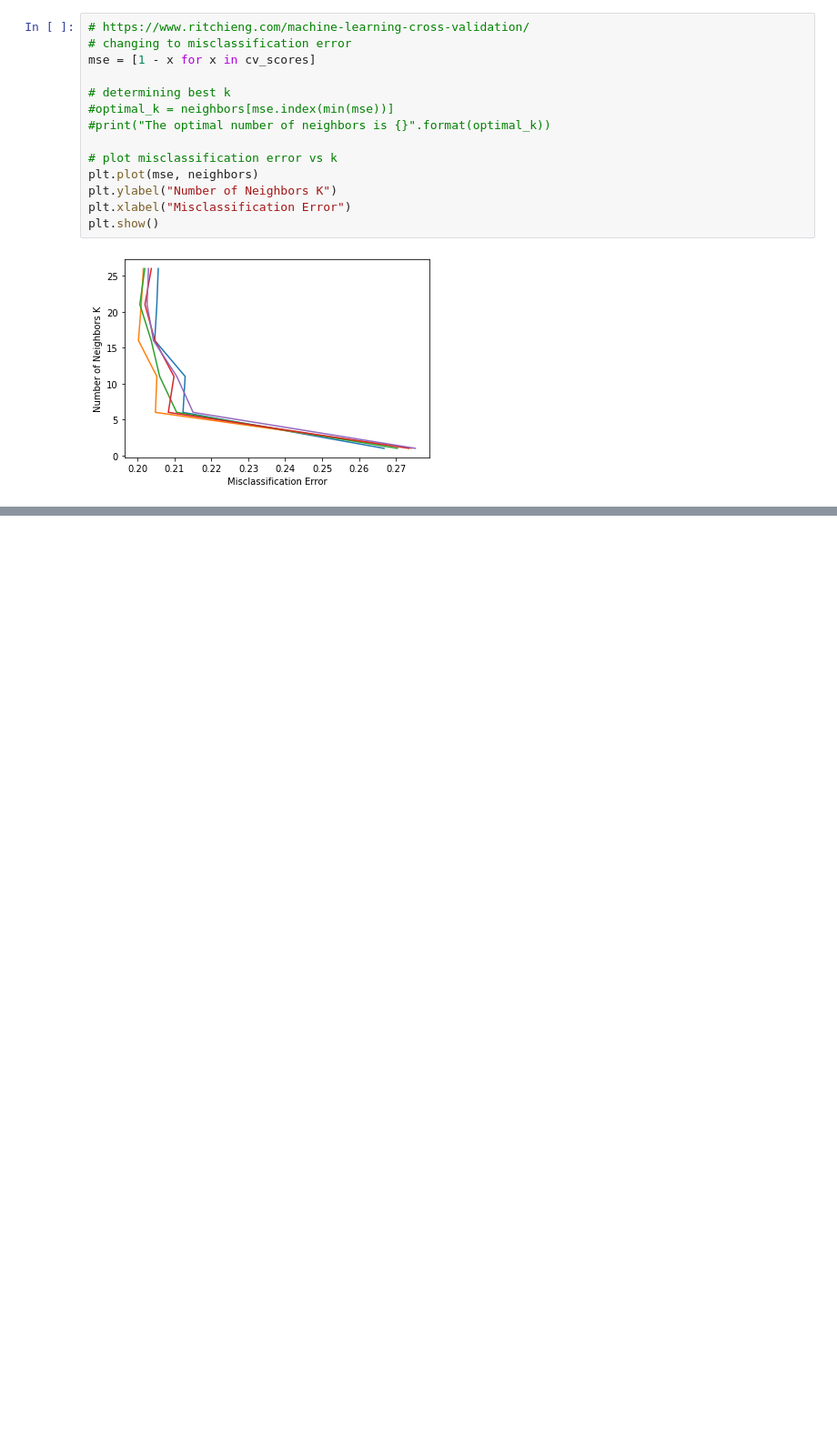
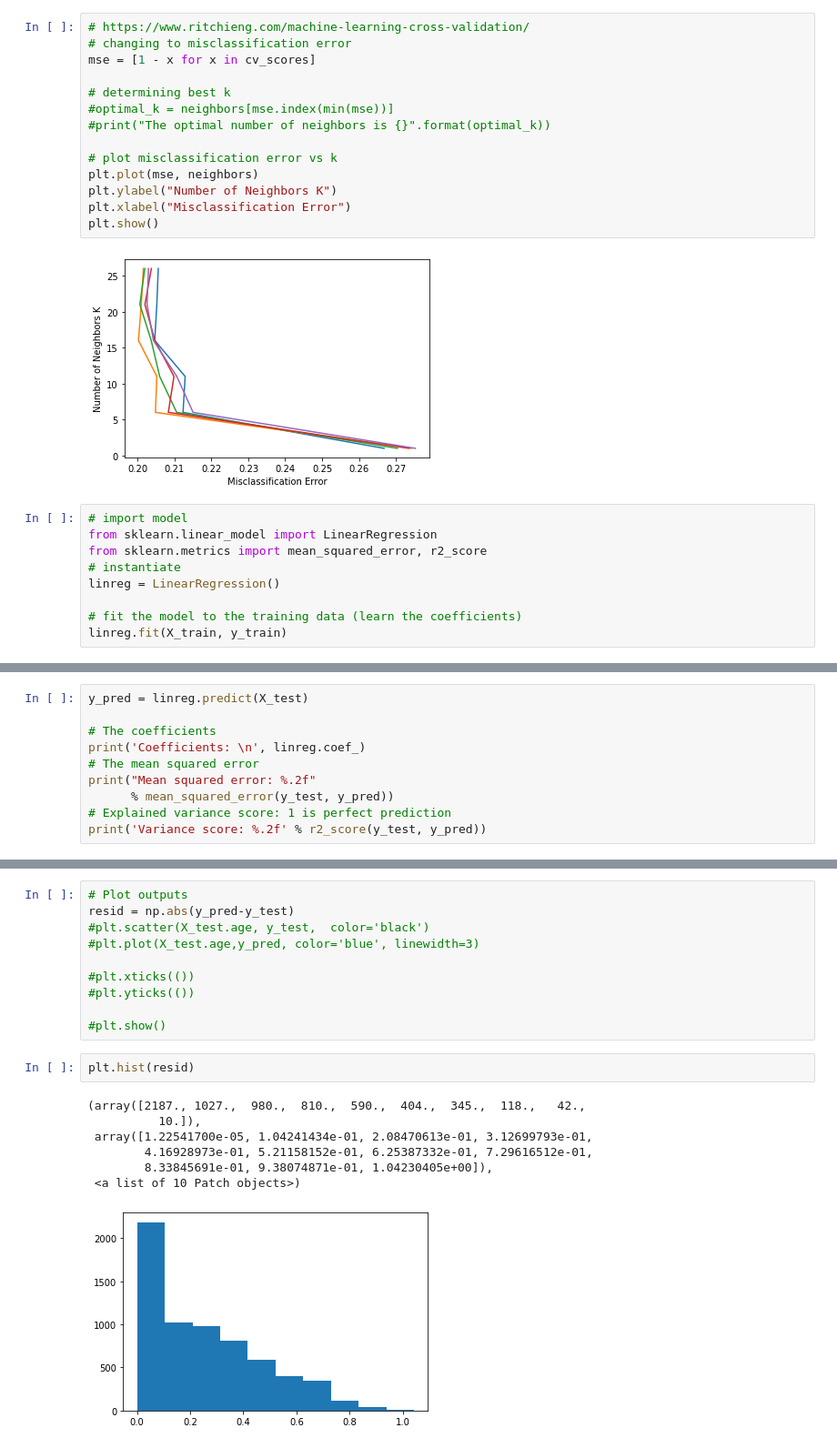
Before and after one commit to rdoraiswamy/final-project, a Jupyter notebook: MR_RD_BIOF509_Final_Project.ipynb, the cells around one changed output, grey strips where cells are left out. Shown at 91% size. Cells and saved outputs as stored; diff of their text form; blank space fills up the shorter version.

```diff
--- a/MR_RD_BIOF509_Final_Project.ipynb
+++ b/MR_RD_BIOF509_Final_Project.ipynb
@@ -492,3 +492,12 @@ plt.xlabel("Misclassification Error")
 plt.show()
 # %% [output]
 [figure]
+# %%
+# import model
+from sklearn.linear_model import LinearRegression
+from sklearn.metrics import mean_squared_error, r2_score
+# instantiate
+linreg = LinearRegression()
+
+# fit the model to the training data (learn the coefficients)
+linreg.fit(X_train, y_train)
@@ -494,0 +506,10 @@ plt.show()
+# %%
+y_pred = linreg.predict(X_test)
+
+# The coefficients
+print('Coefficients: \n', linreg.coef_)
+# The mean squared error
+print("Mean squared error: %.2f"
+      % mean_squared_error(y_test, y_pred))
+# Explained variance score: 1 is perfect prediction
+print('Variance score: %.2f' % r2_score(y_test, y_pred))
@@ -494,0 +534,20 @@ plt.show()
+# %%
+# Plot outputs
+resid = np.abs(y_pred-y_test)
+#plt.scatter(X_test.age, y_test,  color='black')
+#plt.plot(X_test.age,y_pred, color='blue', linewidth=3)
+
+#plt.xticks(())
+#plt.yticks(())
+
+#plt.show()
+# %%
+plt.hist(resid)
+# %% [output]
+(array([2187., 1027.,  980.,  810.,  590.,  404.,  345.,  118.,   42.,
+          10.]),
+ array([1.22541700e-05, 1.04241434e-01, 2.08470613e-01, 3.12699793e-01,
+        4.16928973e-01, 5.21158152e-01, 6.25387332e-01, 7.29616512e-01,
+        8.33845691e-01, 9.38074871e-01, 1.04230405e+00]),
+ <a list of 10 Patch objects>)
+[figure, added]
```
Also changed, not shown: parts of 2 cells of this notebook.
